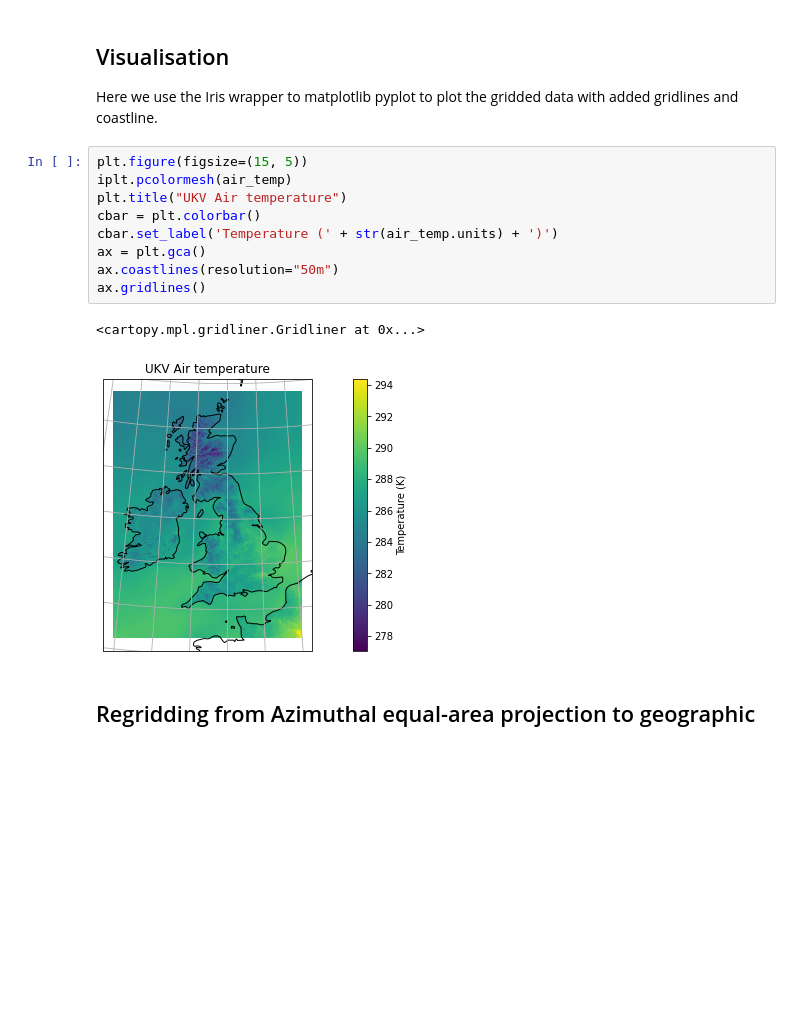
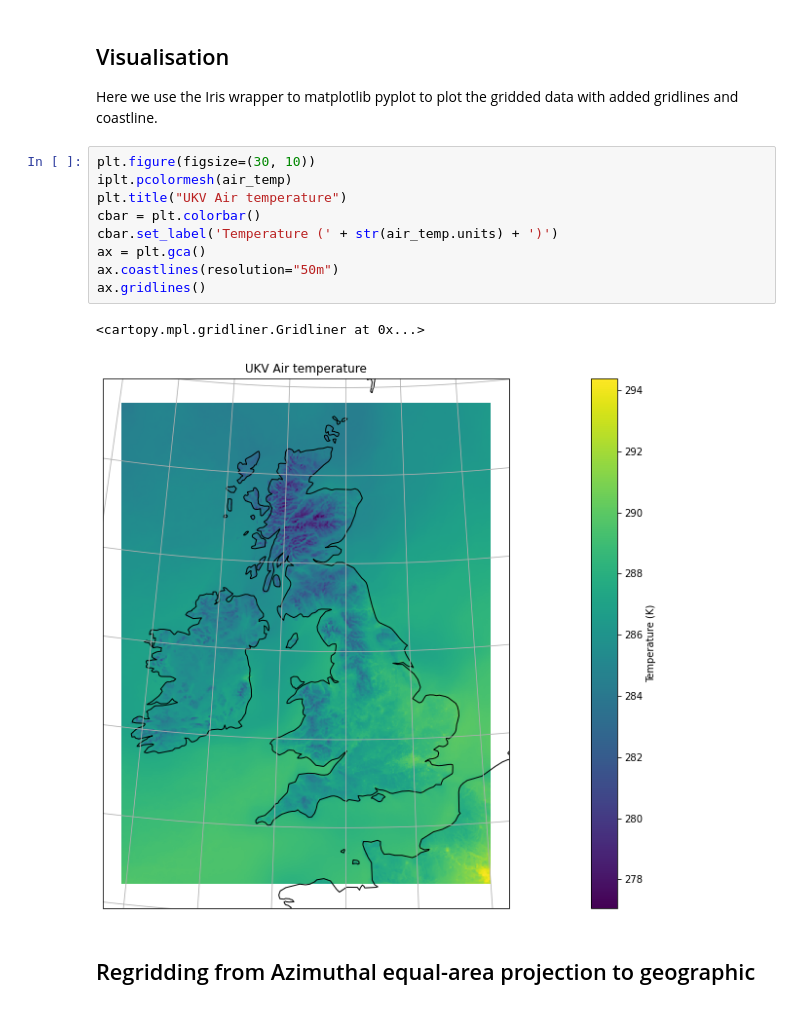
Before and after one commit to alan-turing-institute/environmental-ds-book, a Jupyter notebook: book/urban/sensors/urban-sensors-ukv.ipynb, the cells around one changed output. Drawn from its saved outputs; the diff is of its cells as text; blank space fills up the shorter version.

Commit message:
fix note typo and change plots size

```diff
--- a/book/urban/sensors/urban-sensors-ukv.ipynb
+++ b/book/urban/sensors/urban-sensors-ukv.ipynb
@@ -62,17 +62,17 @@ air_temp.coord('grid_longitude').guess_bounds()
 
 Here we use the Iris wrapper to matplotlib pyplot to plot the gridded data with added gridlines and coastline.
 # %%
-plt.figure(figsize=(15, 5))
+plt.figure(figsize=(30, 10))
 iplt.pcolormesh(air_temp)
 plt.title("UKV Air temperature")
 cbar = plt.colorbar()
 cbar.set_label('Temperature (' + str(air_temp.units) + ')')
 ax = plt.gca()
 ax.coastlines(resolution="50m")
 ax.gridlines()
 # %% [output]
 <cartopy.mpl.gridliner.Gridliner at 0x...>
-[figure, old version]
+[figure, new version]
 # %% [markdown]
 ## Regridding from Azimuthal equal-area projection to geographic
 # %% [markdown]
```
Also changed, not shown: parts of 3 cells of this notebook.
